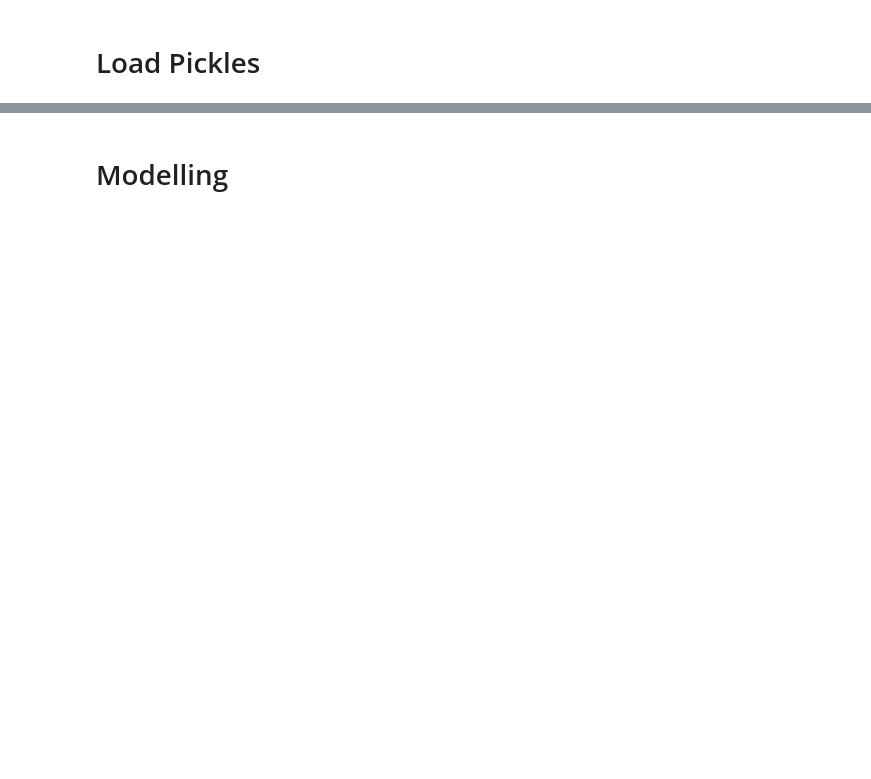
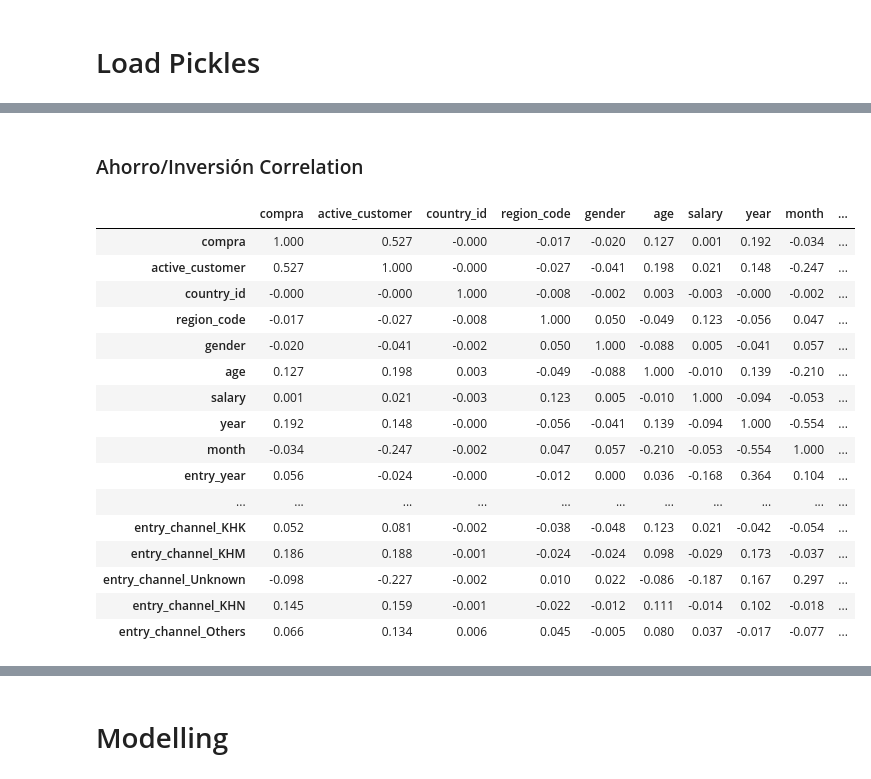
Before and after one commit to gerardtorrent97/easymoney-project, a Jupyter notebook: Recomendacion.ipynb, the cells around one changed output, grey strips where cells are left out. Drawn from its saved outputs; the diff is of its cells as text; code cells hidden in the pictures; blank space fills up the shorter version.

```diff
--- a/Recomendacion.ipynb
+++ b/Recomendacion.ipynb
@@ -576,0 +600,23 @@ Name: compra, dtype: int64
+# %% [markdown]
+### Ahorro/Inversión Correlation
+# %%
+corr = DATASETS["ahorro_inversion"].corr()
+corr.style.background_gradient(cmap='coolwarm').set_precision(3)
+# %% [output]
+|  | compra | active_customer | country_id | region_code | gender | age | salary | year | month | ... |
+| compra | 1.000 | 0.527 | -0.000 | -0.017 | -0.020 | 0.127 | 0.001 | 0.192 | -0.034 | ... |
+| active_customer | 0.527 | 1.000 | -0.000 | -0.027 | -0.041 | 0.198 | 0.021 | 0.148 | -0.247 | ... |
+| country_id | -0.000 | -0.000 | 1.000 | -0.008 | -0.002 | 0.003 | -0.003 | -0.000 | -0.002 | ... |
+| region_code | -0.017 | -0.027 | -0.008 | 1.000 | 0.050 | -0.049 | 0.123 | -0.056 | 0.047 | ... |
+| gender | -0.020 | -0.041 | -0.002 | 0.050 | 1.000 | -0.088 | 0.005 | -0.041 | 0.057 | ... |
+| age | 0.127 | 0.198 | 0.003 | -0.049 | -0.088 | 1.000 | -0.010 | 0.139 | -0.210 | ... |
+| salary | 0.001 | 0.021 | -0.003 | 0.123 | 0.005 | -0.010 | 1.000 | -0.094 | -0.053 | ... |
+| year | 0.192 | 0.148 | -0.000 | -0.056 | -0.041 | 0.139 | -0.094 | 1.000 | -0.554 | ... |
+| month | -0.034 | -0.247 | -0.002 | 0.047 | 0.057 | -0.210 | -0.053 | -0.554 | 1.000 | ... |
+| entry_year | 0.056 | -0.024 | -0.000 | -0.012 | 0.000 | 0.036 | -0.168 | 0.364 | 0.104 | ... |
+| ... | ... | ... | ... | ... | ... | ... | ... | ... | ... | ... |
+| entry_channel_KHK | 0.052 | 0.081 | -0.002 | -0.038 | -0.048 | 0.123 | 0.021 | -0.042 | -0.054 | ... |
+| entry_channel_KHM | 0.186 | 0.188 | -0.001 | -0.024 | -0.024 | 0.098 | -0.029 | 0.173 | -0.037 | ... |
+| entry_channel_Unknown | -0.098 | -0.227 | -0.002 | 0.010 | 0.022 | -0.086 | -0.187 | 0.167 | 0.297 | ... |
+| entry_channel_KHN | 0.145 | 0.159 | -0.001 | -0.022 | -0.012 | 0.111 | -0.014 | 0.102 | -0.018 | ... |
+| entry_channel_Others | 0.066 | 0.134 | 0.006 | 0.045 | -0.005 | 0.080 | 0.037 | -0.017 | -0.077 | ... |
```
Also changed, not shown: parts of 43 cells of this notebook.
